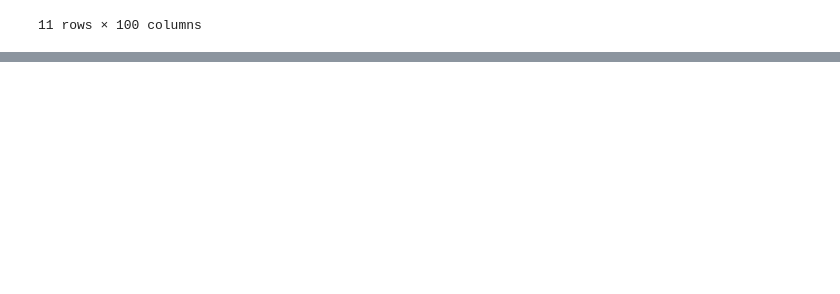
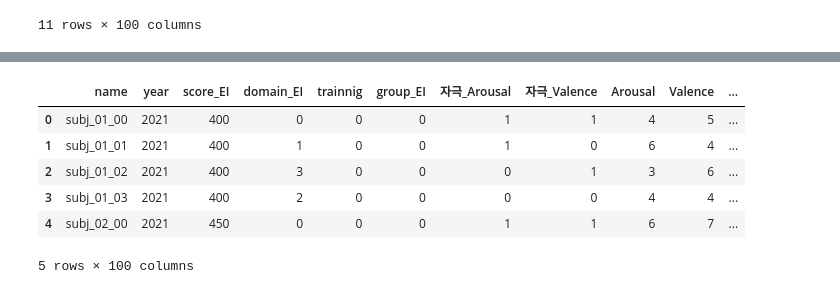
Before and after one commit to LeeChangmin0310/ETRI-Emotion, a Jupyter notebook: src/0_EDA_cardiac.ipynb, the cells around one changed output, grey strips where cells are left out. Saved outputs shown, nothing was run; the diff lists cells and outputs as text; code cells hidden in the pictures; blank space fills up the shorter version.

```diff
--- a/cardiac.ipynb
+++ b/src/0_EDA_cardiac.ipynb
@@ -107,0 +120,53 @@ df_csv.describe(include='all')
+# %%
+# Step 1: Backup original name and domain_EI
+df['original_name'] = df['name']
+df['original_domain_EI'] = df['domain_EI']
+
+# Step 2: Create subject ID mapping from original names
+unique_names = df['original_name'].unique()
+name_to_id = {name: f"subj_{i+1:02d}" for i, name in enumerate(unique_names)}
+df['subject_id'] = df['original_name'].map(name_to_id)
+
+# Step 3: Create per-subject trial index
+df['trial_idx'] = df.groupby('subject_id').cumcount()
+
+# Step 4: Create full trial identifier
+df['subject_trial_id'] = df['subject_id'] + '_' + df['trial_idx'].astype(str).str.zfill(2)
+
+# Step 5: Create domain label mapping
+domain_label_map = {
+    'HAHV': 0,
+    'HALV': 1,
+    'LALV': 2,
+    'LAHV': 3
+}
+df['domain_label'] = df['original_domain_EI'].map(domain_label_map)
+
+# ✅ Step 6: Save name ↔ subject_id mapping (true original name)
+mapping_df = df[['original_name', 'subject_id']].drop_duplicates()
+mapping_df.rename(columns={'original_name': 'name'}, inplace=True)
+mapping_df.to_csv(os.path.join(DATA_PATH, "subject_id_mapping.csv"), index=False)
+
+# ✅ Step 7: Save subject_trial_id level mapping
+trial_info_df = df[['subject_trial_id', 'subject_id', 'trial_idx', 'domain_label']]
+trial_info_df.to_csv(os.path.join(DATA_PATH, "mapped_info.csv"), index=False)
+
+# Step 8: Overwrite main dataframe
+df['name'] = df['subject_trial_id']
+df['domain_EI'] = df['domain_label']
+
+# Step 9: Clean up unnecessary columns
+df.drop(columns=['original_name', 'original_domain_EI', 'subject_id', 'trial_idx', 'subject_trial_id', 'domain_label'], inplace=True)
+
+# Step 10: Save final processed data
+df.to_csv(os.path.join(DATA_PATH, "updated_data.csv"), index=False)
+# %%
+df.head()
+# %% [output]
+|  | name | year | score_EI | domain_EI | trainnig | group_EI | 자극_Arousal | 자극_Valence | Arousal | Valence | ... |
+| 0 | subj_01_00 | 2021 | 400 | 0 | 0 | 0 | 1 | 1 | 4 | 5 | ... |
+| 1 | subj_01_01 | 2021 | 400 | 1 | 0 | 0 | 1 | 0 | 6 | 4 | ... |
+| 2 | subj_01_02 | 2021 | 400 | 3 | 0 | 0 | 0 | 1 | 3 | 6 | ... |
+| 3 | subj_01_03 | 2021 | 400 | 2 | 0 | 0 | 0 | 0 | 4 | 4 | ... |
+| 4 | subj_02_00 | 2021 | 450 | 0 | 0 | 0 | 1 | 1 | 6 | 7 | ... |
+5 rows × 100 columns
```
Also changed, not shown: parts of 8 cells of this notebook, 55 other files.
